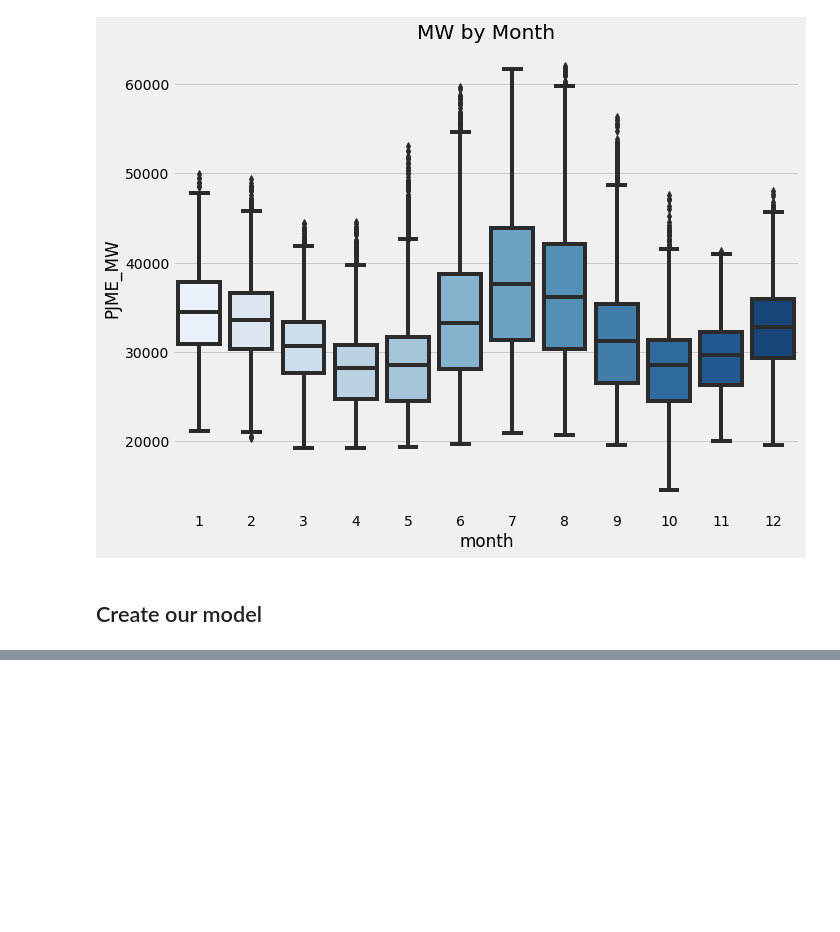
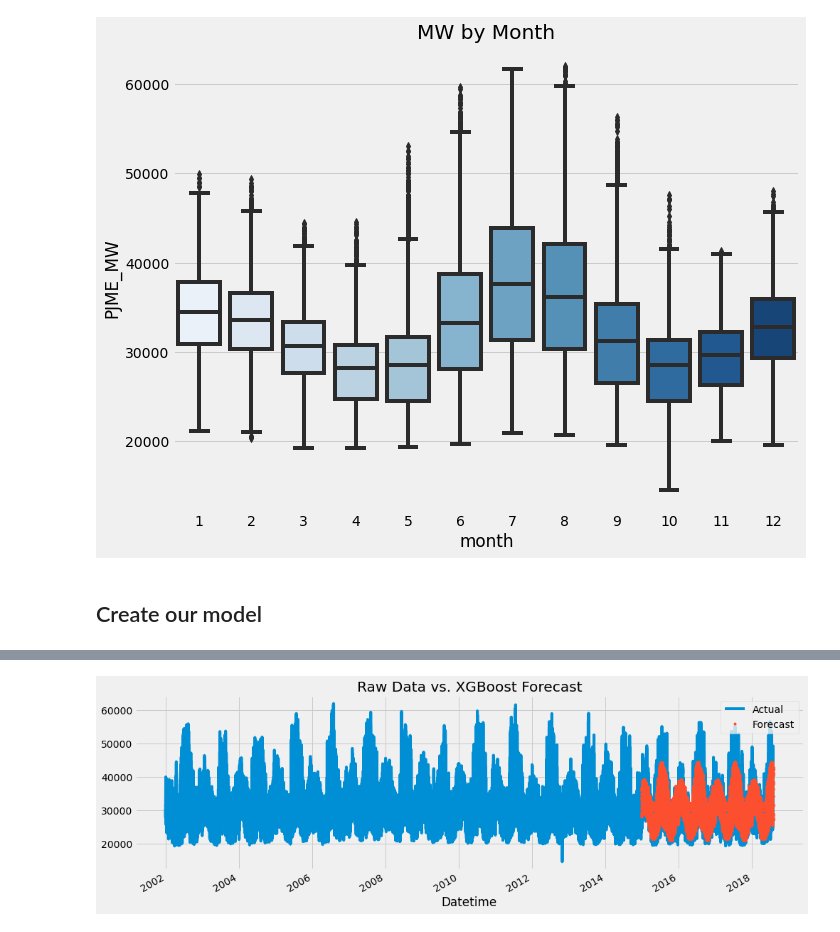
Before and after one commit to jonvis23/Time-Series-Forecasting-with-ML, a Jupyter notebook: Model.ipynb, the cells around one changed output, grey strips where cells are left out. Cells and saved outputs as stored; diff of their text form; code cells hidden in the pictures; blank space fills up the shorter version.

```diff
--- a/Model.ipynb
+++ b/Model.ipynb
@@ -176,0 +180,4 @@ AttributeError: 'XGBRegressor' object has no attribute 'feature_names_in_'
+# %%
+test['prediction'] = reg.predict(X_test)
+df = df.merge(test[['prediction']], left_index=True, right_index=True, how='left') # merge the prediction with the original data
+df
@@ -176,0 +199,7 @@ AttributeError: 'XGBRegressor' object has no attribute 'feature_names_in_'
+# %%
+ax = df[['PJME_MW']].plot(figsize=(15, 5), title='Raw Data vs. XGBoost Forecast')
+df['prediction'].plot(ax=ax, style='.')
+plt.legend(['Actual','Forecast'])
+plt.show()
+# %% [output]
+[figure, added]
```
Also changed, not shown: parts of 6 cells of this notebook.
